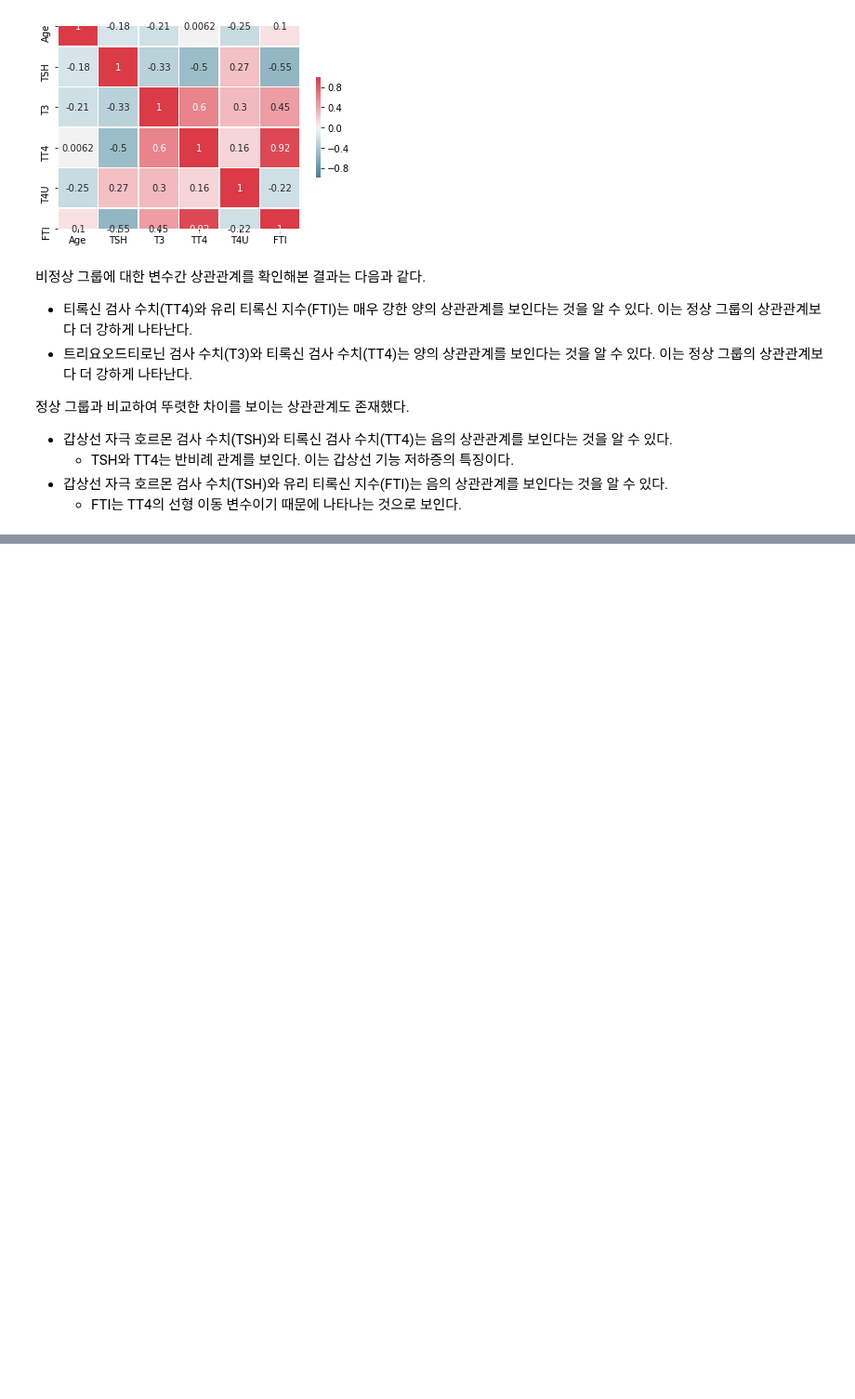
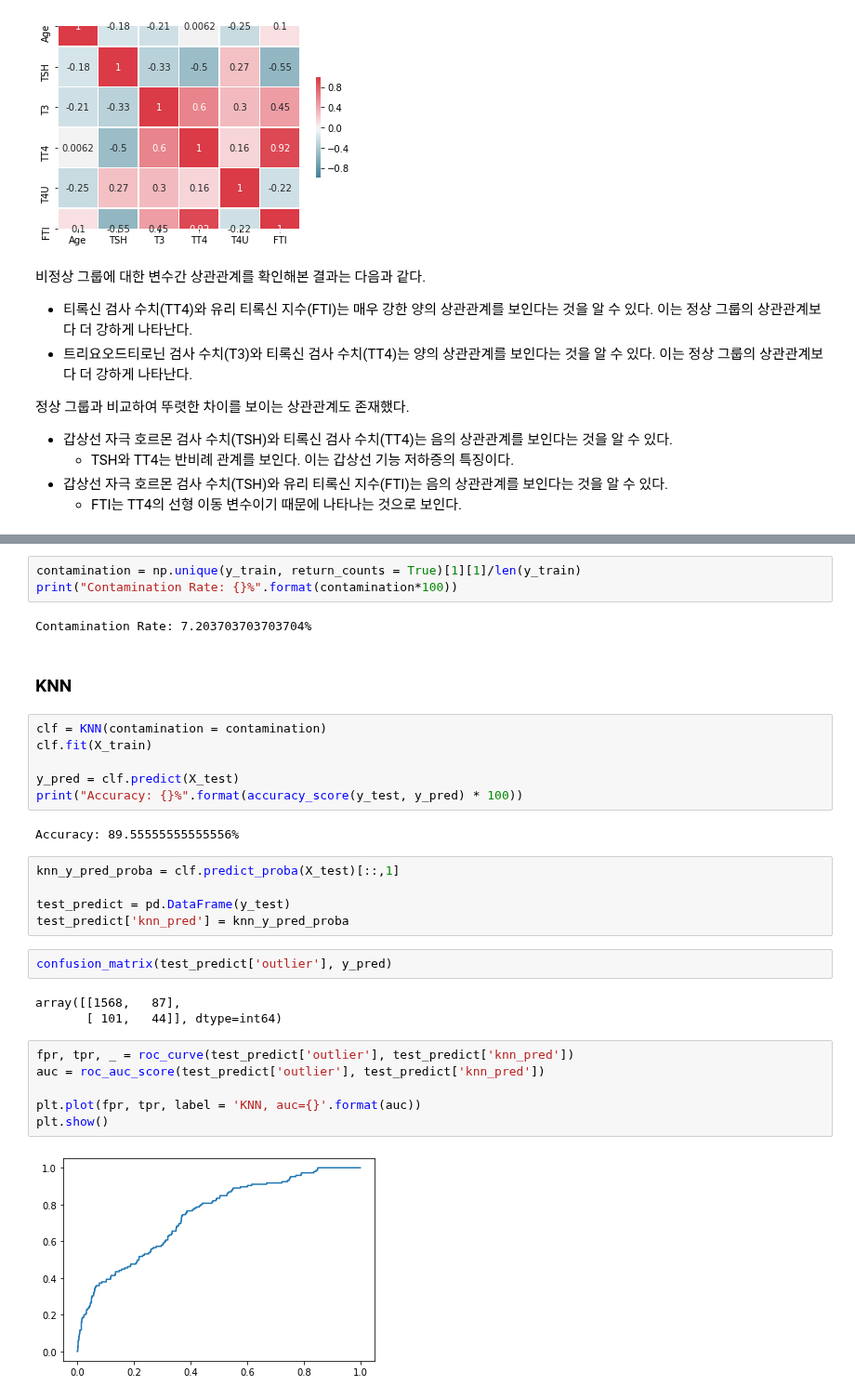
Before and after one commit to Yukkiasuna-sao/Anomaly_Detection, a Jupyter notebook: implementation/STEP1_Implementation.ipynb, the cells around one changed output, grey strips where cells are left out. Shown at 93% size. Saved outputs shown, nothing was run; the diff lists cells and outputs as text; blank space fills up the shorter version.

```diff
--- a/implementation/STEP1_Implementation.ipynb
+++ b/implementation/STEP1_Implementation.ipynb
@@ -190,0 +202,33 @@ plt.show()
+# %%
+contamination = np.unique(y_train, return_counts = True)[1][1]/len(y_train)
+print("Contamination Rate: {}%".format(contamination*100))
+# %% [output]
+Contamination Rate: 7.203703703703704%
+# %% [markdown]
+### KNN
+# %%
+clf = KNN(contamination = contamination)
+clf.fit(X_train)
+
+y_pred = clf.predict(X_test)
+print("Accuracy: {}%".format(accuracy_score(y_test, y_pred) * 100))
+# %% [output]
+Accuracy: 89.55555555555556%
+# %%
+knn_y_pred_proba = clf.predict_proba(X_test)[::,1]
+
+test_predict = pd.DataFrame(y_test)
+test_predict['knn_pred'] = knn_y_pred_proba
+# %%
+confusion_matrix(test_predict['outlier'], y_pred)
+# %% [output]
+array([[1568,   87],
+       [ 101,   44]], dtype=int64)
+# %%
+fpr, tpr, _ = roc_curve(test_predict['outlier'], test_predict['knn_pred'])
+auc = roc_auc_score(test_predict['outlier'], test_predict['knn_pred'])
+
+plt.plot(fpr, tpr, label = 'KNN, auc={}'.format(auc))
+plt.show()
+# %% [output]
+[figure, added]
```
Also changed, not shown: parts of 2 cells of this notebook.
